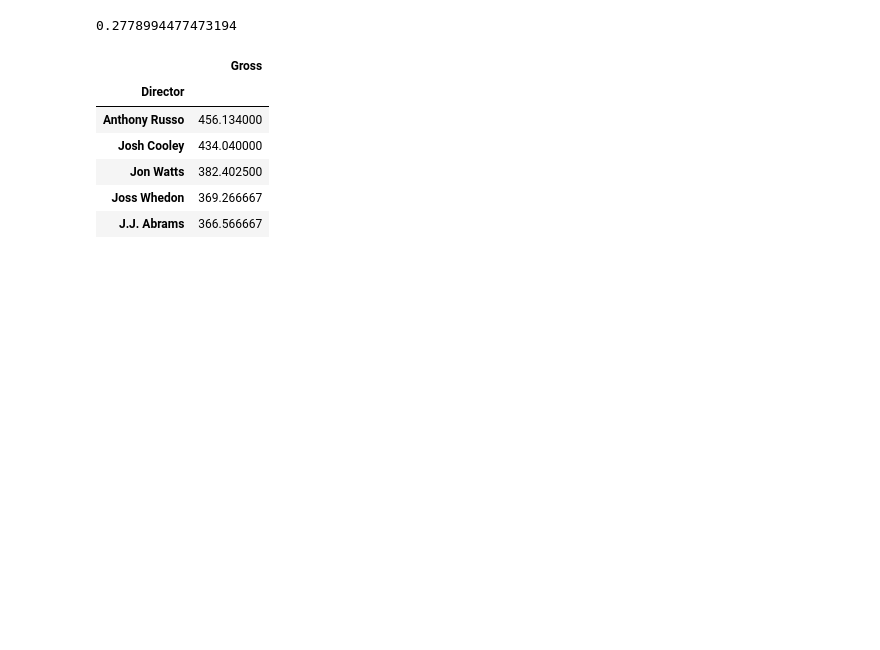
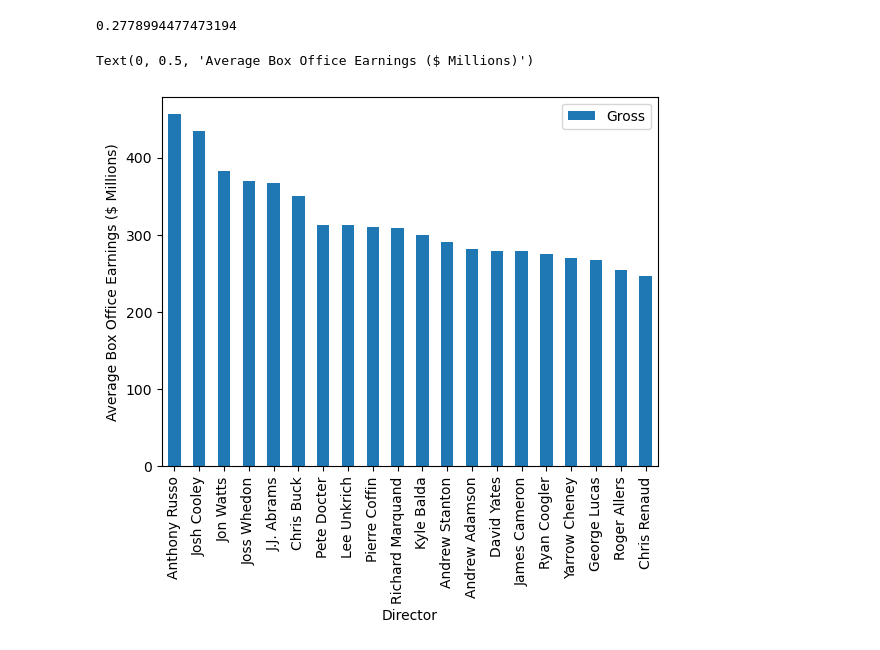
Before and after one commit to Reagz24/Project1_Team6, a Jupyter notebook: Movie_Analysis.ipynb, the cells around one changed output. Saved outputs shown, nothing was run; the diff lists cells and outputs as text; code cells hidden in the pictures; blank space fills up the shorter version.

Commit message:
Bar graphs

```diff
--- a/Movie_Analysis.ipynb
+++ b/Movie_Analysis.ipynb
@@ -169,16 +169,14 @@ meta_reg.rvalue
 # %%
 #Find per film average in revenue by director
 directors = merge_df[["Director", "Gross"]].replace('Directors:', '', regex=True).dropna()
 director_average = directors.groupby(["Director"]).mean().sort_values(["Gross"], ascending = False)
-director_average.head()
+top20_directors = director_average.iloc[:20]
+top20_directors
+top20_directors.plot(kind = "bar")
+plt.ylabel("Average Box Office Earnings ($ Millions)")
 # %% [output]
-|  | Gross |
-| Director |  |
-| Anthony Russo | 456.134000 |
-| Josh Cooley | 434.040000 |
-| Jon Watts | 382.402500 |
-| Joss Whedon | 369.266667 |
-| J.J. Abrams | 366.566667 |
+Text(0, 0.5, 'Average Box Office Earnings ($ Millions)')
+[figure, added]
 # %%
 #Find total box office earnings by director
 director_total = directors.groupby(["Director"]).sum().sort_values(["Gross"], ascending = False)
```
Also changed, not shown: parts of 21 cells of this notebook.
